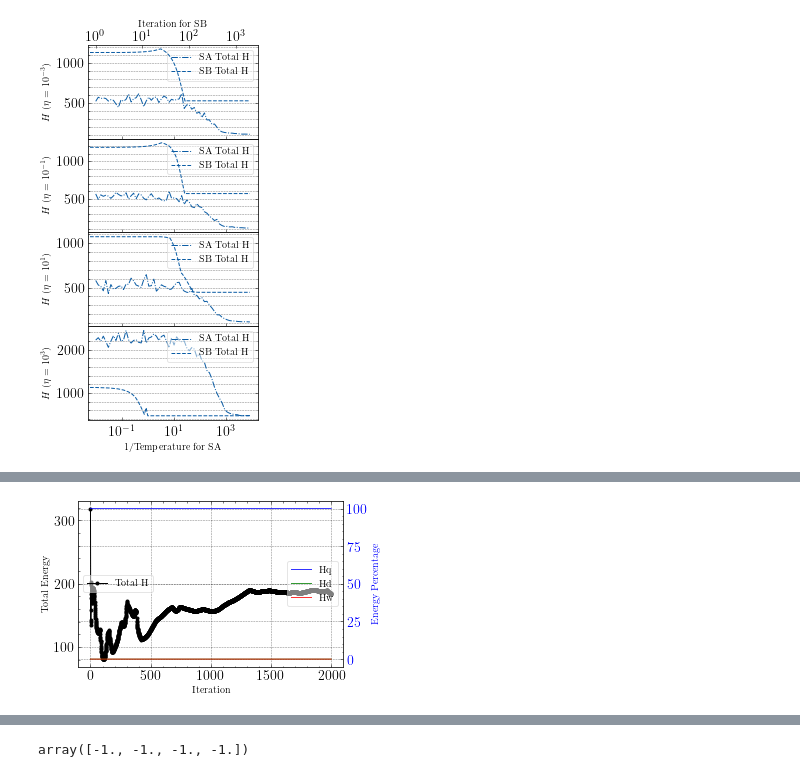
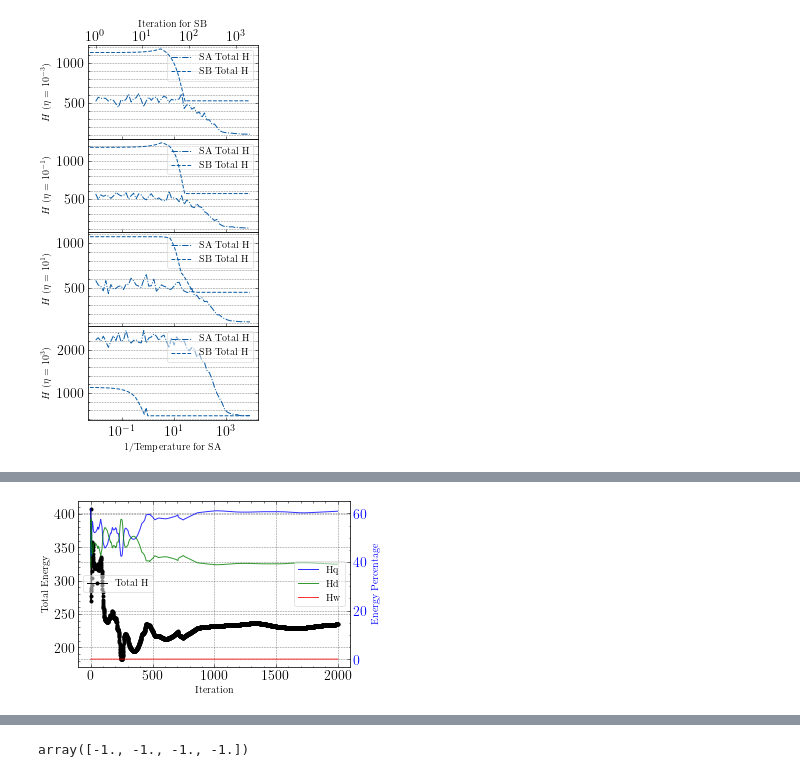
Before and after one commit to liftes/TrafficSignal, a Jupyter notebook: Figures.ipynb, the cells around one changed output, grey strips where cells are left out. Cells and saved outputs as stored; diff of their text form; code cells hidden in the pictures.

```diff
--- a/Figures.ipynb
+++ b/Figures.ipynb
@@ -233,9 +233,9 @@ Dplt.SaveFig(1,"minH.png","Figure/TestSA/")
 # %%
-data = tf.Load_data("Result/SB/test_result.pkl")
+data = tf.Load_data("Result/SB/test_result_without_Hw.pkl")
 plot_sb_data(data)
-# Dplt.SaveFig(1,"minH_q.png","Figure/TestSB/")
+Dplt.SaveFig(1,"minH(Hq and Hd).png","Figure/TestSB/")
 # %% [output]
-[figure, old version]
+[figure, new version]
 # %%
 data = tf.Load_data("Result/SB/test_result_X.pkl")
 plot_matrices(data[0], data[1])
```
Also changed, not shown: parts of 2 cells of this notebook, 3 other files.
